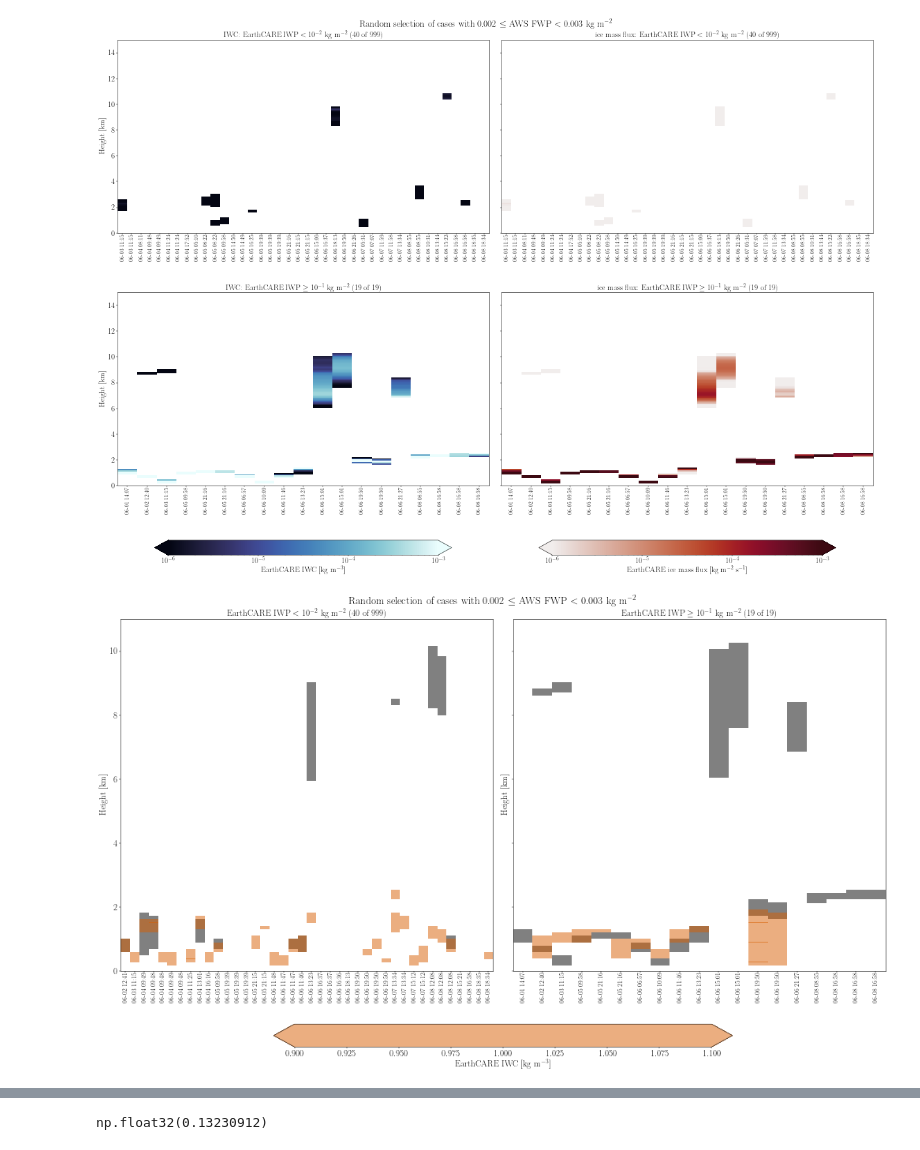
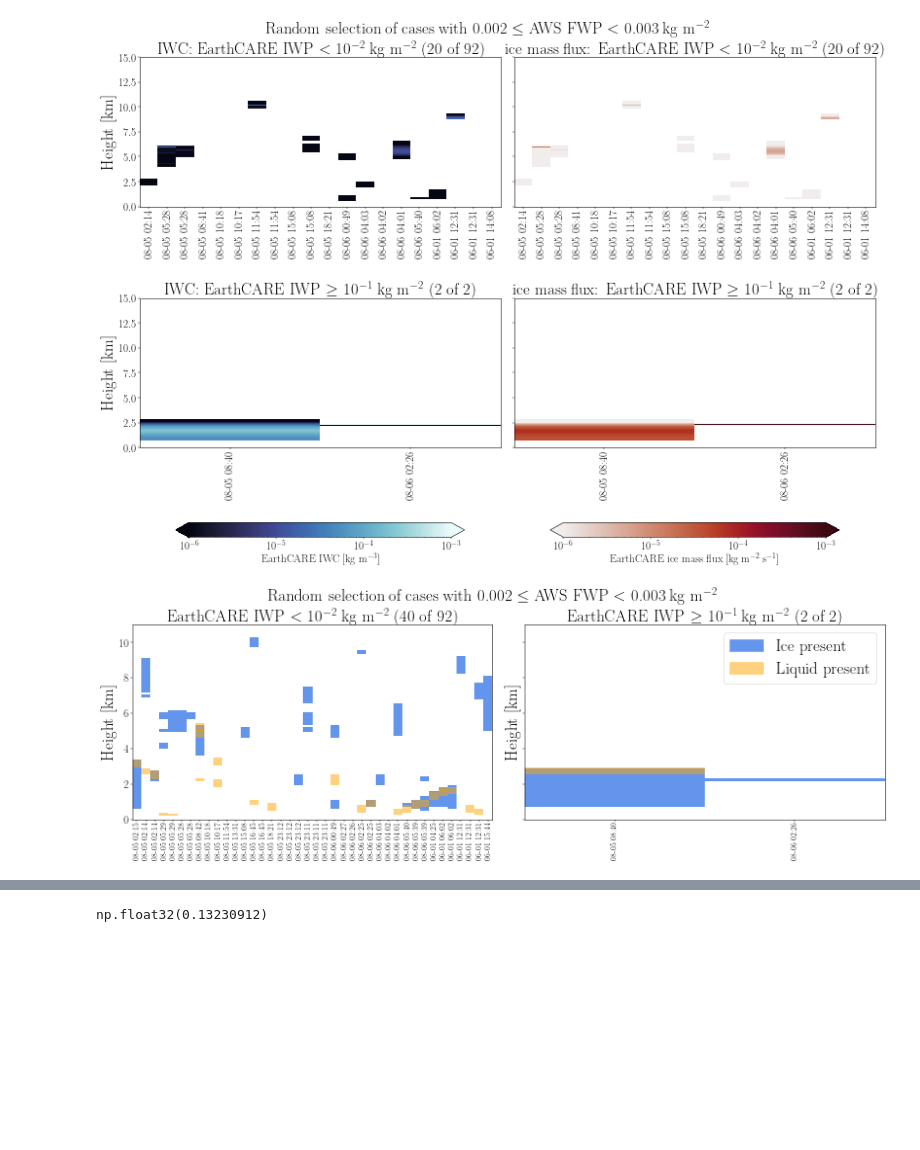
Before and after one commit to elliemay481/AWS_Arctic, a Jupyter notebook: notebooks/inspect_aws_fwp_band.ipynb, the cells around one changed output, grey strips where cells are left out. Drawn from its saved outputs; the diff is of its cells as text; code cells hidden in the pictures; blank space fills up the shorter version.

Commit message:
more plots

```diff
--- a/notebooks/inspect_aws_fwp_band.ipynb
+++ b/notebooks/inspect_aws_fwp_band.ipynb
@@ -13,9 +13,9 @@ from matplotlib.colors import ListedColormap
 
 plt.style.use("../plotstyling.mplstyle")
 # %%
-date_str = "2026-06"
+date_str = "2025-07_to_2026-06"
 
-with open(f"../data/aws_fwp_band_0.002_0.003_cases_{date_str}.pkl", "rb") as f:
+with open(f"../data/aws_fwp_band_0.002_0.003_cases_{date_str}_v3.pkl", "rb") as f:
     cases = pickle.load(f)
 # %%
 fwp_min = cases["config"]["fwp_min"]
@@ -204,14 +192,14 @@ plt.show()
 
 rng = np.random.default_rng(2)   # fixed seed, so the same cases are drawn each time
 
-fig, axes = plt.subplots(2, 2, figsize=(28, 20), sharey=True, layout="constrained")
+fig, axes = plt.subplots(2, 2, figsize=(20, 14), sharey=True, layout="constrained")
 
 for row, group, title in [
     (0, low, r"EarthCARE IWP $<$ 10$^{-2}$ kg m$^{-2}$"),
     (1, high, r"EarthCARE IWP $\geq$ 10$^{-1}$ kg m$^{-2}$"),
 ]:
     idx = np.flatnonzero(group)
-    chosen = np.sort(rng.choice(idx, size=min(40, idx.size), replace=False))
+    chosen = np.sort(rng.choice(idx, size=min(20, idx.size), replace=False))
 
     iwc = cases["ea_iwc"][chosen]                   # (case, level)
     flux = cases["ea_ice_mass_flux"][chosen]        # (case, level)
@@ -232,12 +220,12 @@ for row, group, title in [
     for col, name in [(0, "IWC"), (1, "ice mass flux")]:
         ax = axes[row, col]
         ax.set_xticks(np.arange(chosen.size))
-        ax.set_xticklabels(time_labels, rotation=90, fontsize=14)
-        ax.set_title(f"{name}: {title} ({chosen.size} of {idx.size})")
+        ax.set_xticklabels(time_labels, rotation=90, fontsize=20)
+        ax.set_title(f"{name}: {title} ({chosen.size} of {idx.size})", fontsize=30)
 
 axes[0, 0].set_ylim(0, 15)
-axes[0, 0].set_ylabel("Height [km]")
-axes[1, 0].set_ylabel("Height [km]")
+axes[0, 0].set_ylabel("Height [km]", fontsize=30)
+axes[1, 0].set_ylabel("Height [km]", fontsize=30)
 
 # one colour bar under each column
 fig.colorbar(pm_iwc, ax=axes[:, 0], orientation="horizontal", extend="both", shrink=0.8,
@@ -246,7 +234,7 @@ fig.colorbar(pm_flux, ax=axes[:, 1], orientation="horizontal", extend="both", sh
              label=r"EarthCARE ice mass flux [kg m$^{-2}$ s$^{-1}$]")
 
 fig.suptitle(f"Random selection of cases with {fwp_min:g} $\\leq$ AWS FWP $<$ {fwp_max:g} kg m$^{{-2}}$",
-             fontsize=24)
+             fontsize=30)
 
 # space between the panels, as a fraction of the figure size
 fig.get_layout_engine().set(hspace=0.08, wspace=0.03)
@@ -254,61 +242,65 @@ fig.get_layout_engine().set(hspace=0.08, wspace=0.03)
 plt.savefig("../figures/aws_band/random_profiles.png",
             facecolor="white", bbox_inches="tight", dpi=200)
 # %% [output]
-[figure, old version]
+[figure, new version]
 # %%
+from matplotlib.colors import ListedColormap
+from matplotlib.patches import Patch
 
-fig, axes = plt.subplots(1, 2, figsize=(25, 15), sharey=True, layout="constrained")
+fig, axes = plt.subplots(1, 2, figsize=(20, 7), sharey=True, layout="constrained")
 
 for ax, group, title in [
     (axes[0], low, r"EarthCARE IWP $<$ 10$^{-2}$ kg m$^{-2}$"),
     (axes[1], high, r"EarthCARE IWP $\geq$ 10$^{-1}$ kg m$^{-2}$"),
 ]:
     idx = np.flatnonzero(group)
     chosen = np.sort(rng.choice(idx, size=min(40, idx.size), replace=False))
 
     iwc = cases["ea_iwc"][chosen]                   # (case, level)
     lwc = cases["ea_lwc"][chosen]                   # (case, level)
     rwc = cases["ea_rwc"][chosen]                   # (case, level)
-    ice_flux = cases["ea_ice_mass_flux"][chosen]                   # (case, level)
+    ice_flux = cases["ea_ice_mass_flux"][chosen]    # (case, level)
 
     height = cases["ea_height"][chosen] / 1e3       # (case, level), km
     x_2d = np.broadcast_to(np.arange(chosen.size)[:, None], iwc.shape)
 
-    has_ice = np.where(iwc > 0, 1.0, np.nan)    # 1 where there is ice, blank elsewhere
+    has_ice = np.where(iwc > 0, 1.0, np.nan)        # 1 where there is ice, blank elsewhere
+    ax.pcolormesh(x_2d.T, height.T, has_ice.T,
+                  shading="nearest", cmap=ListedColormap(["cornflowerblue"]))
 
-    pm = ax.pcolormesh(x_2d.T, height.T, has_ice.T,
-                       shading="nearest", cmap=ListedColormap(["grey"]))
+    has_liquid = np.where(lwc > 0, 1.0, np.nan)     # 1 where there is liquid, blank elsewhere
+    ax.pcolormesh(x_2d.T, height.T, has_liquid.T,
+                  shading="nearest", cmap=ListedColormap(["orange"]), alpha=0.5)
 
-    has_liquid = np.where(lwc > 0, 1.0, np.nan)    # 1 where there is liquid, blank elsewhere
-
-    pm = ax.pcolormesh(x_2d.T, height.T, has_liquid.T,
-                       shading="nearest", cmap=ListedColormap(["C1"]), alpha=0.5)
-
-    has_rain = np.where(rwc > 0, 1.0, np.nan)    # 1 where there is liquid, blank elsewhere
-
-    #pm = ax.pcolormesh(x_2d.T, height.T, has_rain.T,
-    #                   shading="nearest", cmap=ListedColormap(["cornflowerblue"]), alpha=0.5)
-
+    has_rain = np.where(rwc > 0, 1.0, np.nan)       # 1 where there is rain, blank elsewhere
+    #ax.pcolormesh(x_2d.T, height.T, has_rain.T,
+    #              shading="nearest", cmap=ListedColormap(["cornflowerblue"]), alpha=0.5)
 
     # label each column with the case's time
     ax.set_xticks(np.arange(chosen.size))
     ax.set_xticklabels([f"{pd.Timestamp(cases['time'][i]):%m-%d %H:%M}" for i in chosen],
                        rotation=90, fontsize=14)
-    ax.set_title(f"{title} ({chosen.size} of {idx.size})")
+    ax.set_title(f"{title} ({chosen.size} of {idx.size})", fontsize=30)
 
 axes[0].set_ylim(0, 11)
-axes[0].set_ylabel("Height [km]")
-axes[1].set_ylabel("Height [km]")
-fig.colorbar(pm, ax=axes, orientation="horizontal", extend="both", shrink=0.6,
-             label=r"EarthCARE IWC [kg m$^{-3}$]")
+axes[0].set_ylabel("Height [km]", fontsize=30)
+axes[1].set_ylabel("Height [km]", fontsize=30)
+
+# legend instead of a colour bar
+legend_handles = [
+    Patch(color="cornflowerblue", label="Ice present"),
+    Patch(color="orange", alpha=0.5, label="Liquid present"),
+]
+axes[1].legend(handles=legend_handles, loc="upper right", fontsize=30)
+
 fig.suptitle(f"Random selection of cases with {fwp_min:g} $\\leq$ AWS FWP $<$ {fwp_max:g} kg m$^{{-2}}$",
-             fontsize=24)
+             fontsize=30)
 
-# space between the panels, as a fraction of the figure height
-fig.get_layout_engine().set(hspace=0.08)
+# space between the panels, as a fraction of the figure width
+fig.get_layout_engine().set(wspace=0.03)
 
-plt.savefig("../figures/aws_band/random_profiles_with lwc.png",
+plt.savefig("../figures/aws_band/random_profiles_with_lwc.png",
             facecolor="white", bbox_inches="tight", dpi=200)
 # %% [output]
-[figure, old version]
+[figure, new version]
 # %%
```
Also changed, not shown: parts of 7 cells of this notebook, 33 other files.
